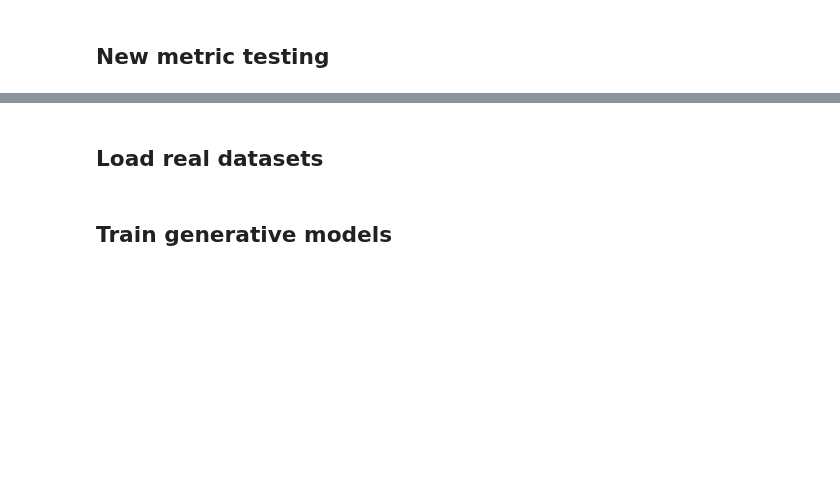
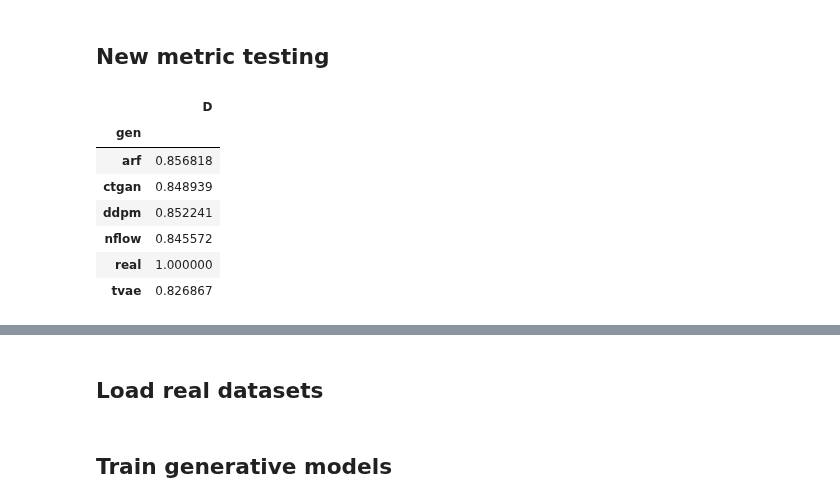
Before and after one commit to harrya32/causal_synthetic_data, a Jupyter notebook: Experiments/Experiments.ipynb, the cells around one changed output, grey strips where cells are left out. Cells and saved outputs as stored; diff of their text form; code cells hidden in the pictures; blank space fills up the shorter version.

Commit message:
diversity metric on ihdp/acic

```diff
--- a/Experiments/Experiments.ipynb
+++ b/Experiments/Experiments.ipynb
@@ -377,0 +358,11 @@ results_policy.groupby('gen').mean()
+# %%
+syn_data = {}
+
+for i in listdir('syn_data'):
+    if 'acic' in i:
+        syn_data[i] = pd.read_csv('syn_data/'+i)
+
+acic_encoded, syn_data_encoded = encode_acic_datasets(acic, syn_data)
+
+acic_train_encoded = acic_encoded.loc[[i for i in range(4000)]]
+acic_test_encoded = acic_encoded.loc[[i+4000 for i in range(802)]]
@@ -399,3 +396,5 @@ acic_encoded, syn_data_acic_encoded = encode_acic_datasets(acic, syn_data_acic)
 results_ihdp = covariate_fidelity(ihdp, syn_data_ihdp, 'treatment', 'y_factual', save=True, fp='covariate_fidelity_ihdp.csv')
 # %%
 results_acic = covariate_fidelity(acic_encoded, syn_data_acic_encoded, 'z', 'y', save=True, fp='covariate_fidelity_acic.csv')
+# %%
+d_ihdp = propensity_matching(ihdp, syn_data_ihdp, 'treatment', 'y_factual', ['x7', 'x8', 'x9', 'x10', 'x11'], save=True, fp='diversity_ihdp.csv')
@@ -401,0 +403,13 @@ results_acic = covariate_fidelity(acic_encoded, syn_data_acic_encoded, 'z', 'y',
+# %%
+d_ihdp['gen'] = [i.split('_')[0] for i in d_ihdp['dataset']]
+# %%
+d_ihdp.groupby('gen').mean()
+# %% [output]
+|  | D |
+| gen |  |
+| arf | 0.856818 |
+| ctgan | 0.848939 |
+| ddpm | 0.852241 |
+| nflow | 0.845572 |
+| real | 1.000000 |
+| tvae | 0.826867 |
```
Also changed, not shown: parts of 11 cells of this notebook, 5 other files.
